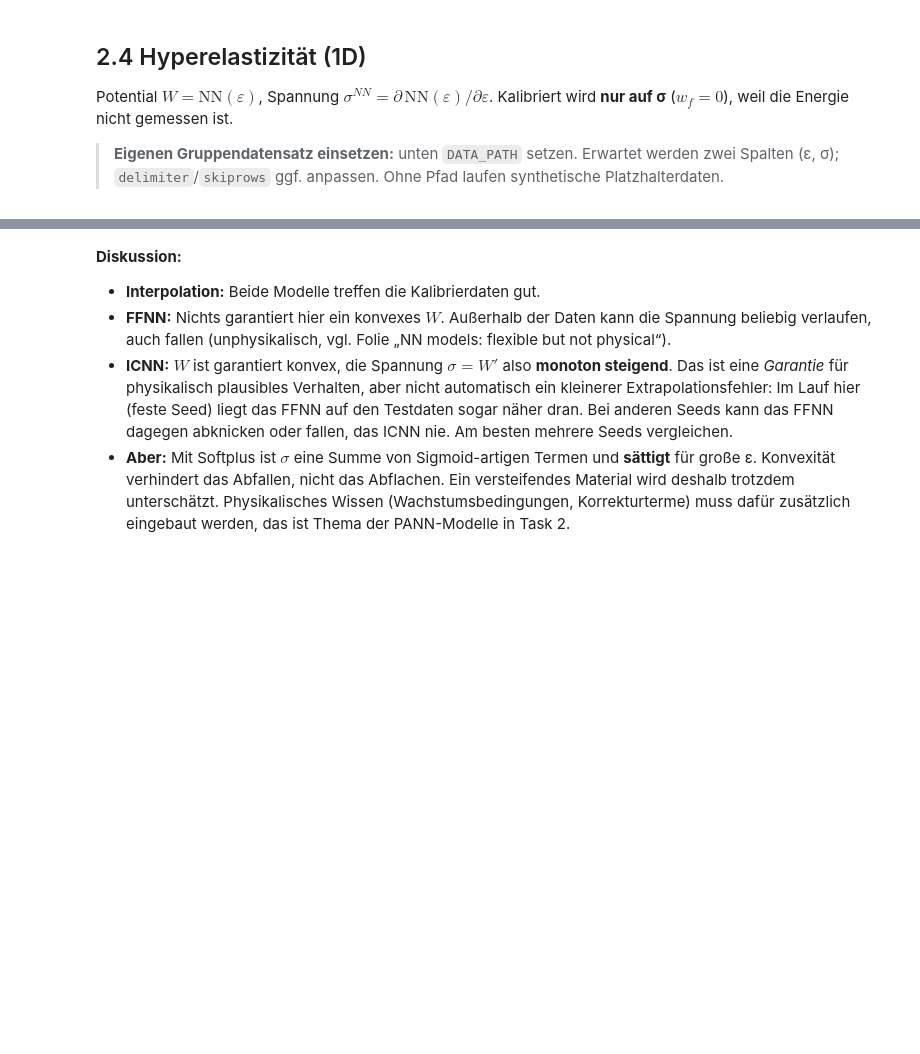
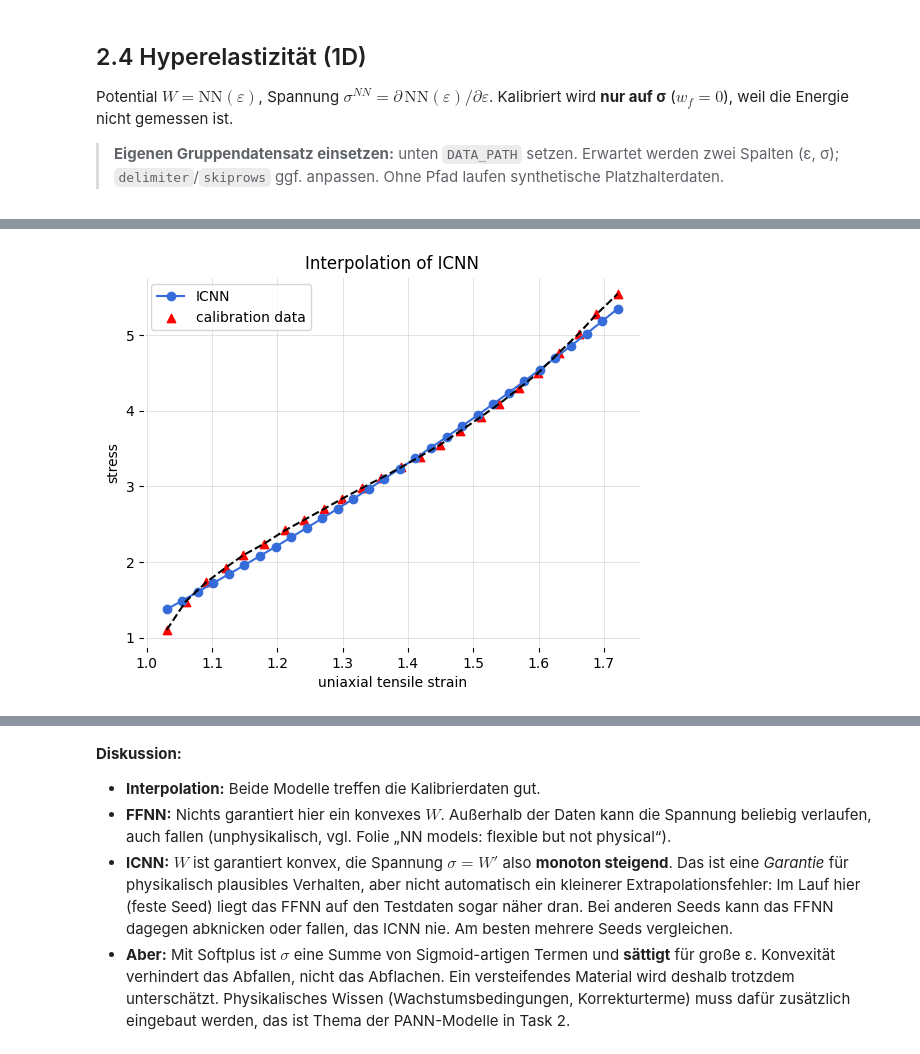
Before and after one commit to HubertLoegl/TutorialMLinSolidMechanics, a Jupyter notebook: ffnn_introduction/aufgabe2.ipynb, the cells around one changed output, grey strips where cells are left out. Saved outputs shown, nothing was run; the diff lists cells and outputs as text; code cells hidden in the pictures; blank space fills up the shorter version.

```diff
--- a/ffnn_introduction/aufgabe2.ipynb
+++ b/ffnn_introduction/aufgabe2.ipynb
@@ -252,0 +320,24 @@ NameError: name 'tmlsm' is not defined
+# %%
+# plotting of interpolation
+
+fig, ax = plt.subplots()
+
+model = "ICNN"
+
+# model evaluation points
+x = np.linspace(eps.min(), eps.max(), 30)
+W, dW = map(np.asarray, jax.vmap(models_hyper[model])(x))
+
+# ax.scatter(x, dW, color="red", label=f"{model}", marker="x")
+ax.plot(x, dW, label=f"{model}", ls="-", marker="o")
+
+ax.plot(eps, sig, color="black", ls="--")
+ax.scatter(eps, sig, color="red", marker="^", label="calibration data")
+ax.set_xlabel("uniaxial tensile strain") #eps
+ax.set_ylabel("stress") #sigma
+ax.set_title(f"Interpolation of {model}")
+ax.grid()
+ax.legend()
+plt.show()
+# %% [output]
+[figure, added]
```
Also changed, not shown: parts of 11 cells of this notebook, 3 other files.
